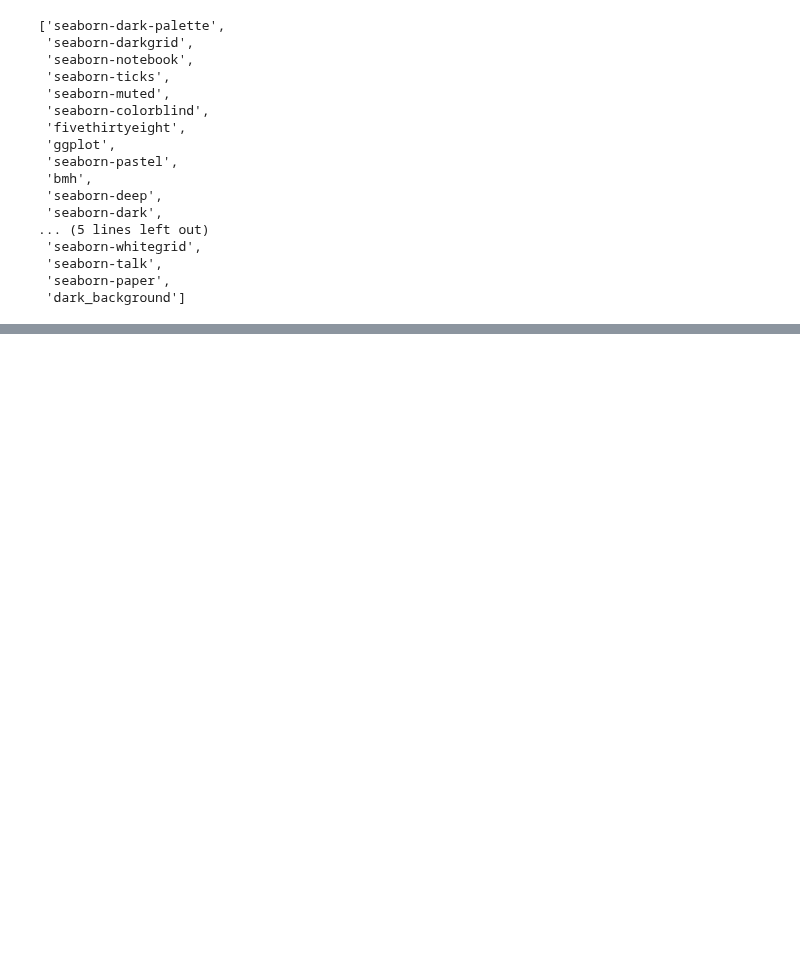
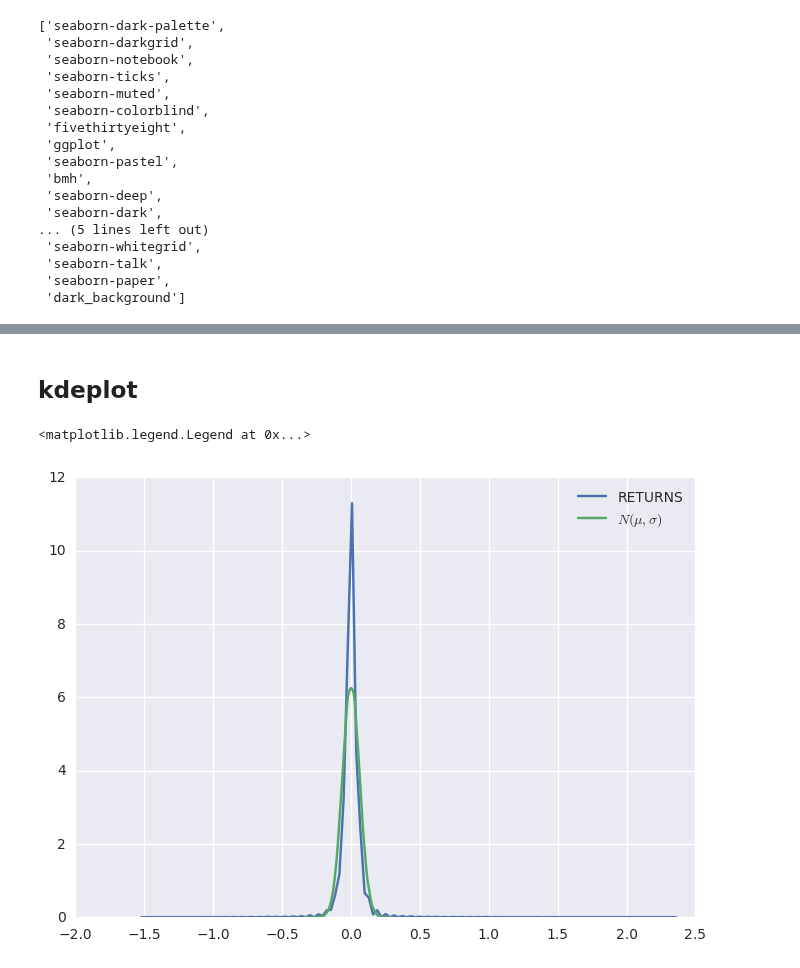
Before and after one commit to DaveBackus/Data_Bootcamp, a Jupyter notebook: Code/IPython/bootcamp_advgraphics_seaborn.ipynb, the cells around one changed output, grey strips where cells are left out. Drawn from its saved outputs; the diff is of its cells as text; code cells hidden in the pictures; blank space fills up the shorter version.

```diff
--- a/Code/IPython/bootcamp_advgraphics_seaborn.ipynb
+++ b/Code/IPython/bootcamp_advgraphics_seaborn.ipynb
@@ -151,7 +152,10 @@ df.head()
 # %% [markdown]
 Now we can run it for a variety of tickers that we might like to see information on.
 # %%
-stock_tickers = ["AAPL", "F", "GM" ,"GOOG", "MSFT", "ADR"]
+stock_tickers = ["AAPL", "F", "GM" ,"GOOG", "MSFT",
+                 "MDLZ", "FOXA", "VRSK", "PCLN",
+                 "SBUX", "ROST", "WFM", "CHKP",
+                 "MAT", "LVNTA", "AMAT", "ADI"]
 dfs = []
 
 for tick in stock_tickers:
@@ -171,0 +163,5 @@ data.set_index("TICKER").loc["AAPL"].head(750).tail(5)
+# %%
+fulldata = pd.concat(dfs)
+minidata = pd.concat([dfs[0], dfs[3], dfs[4]])
+# %%
+fulldata.set_index("TICKER").tail(5)
@@ -238,0 +268,14 @@ plt.style.available
+# %% [markdown]
+## kdeplot
+# %%
+mu = fulldata["RETURNS"].mean()
+sig = fulldata["RETURNS"].std()
+# %%
+fig, ax = plt.subplots()
+
+sns.kdeplot(fulldata["RETURNS"], ax=ax)
+sns.kdeplot(np.random.randn(100000)*sig + mu, label=r"$N(\mu, \sigma)$", ax=ax)
+ax.legend()
+# %% [output]
+<matplotlib.legend.Legend at 0x...>
+[figure, added]
```
Also changed, not shown: parts of 35 cells of this notebook, 2 other files.
